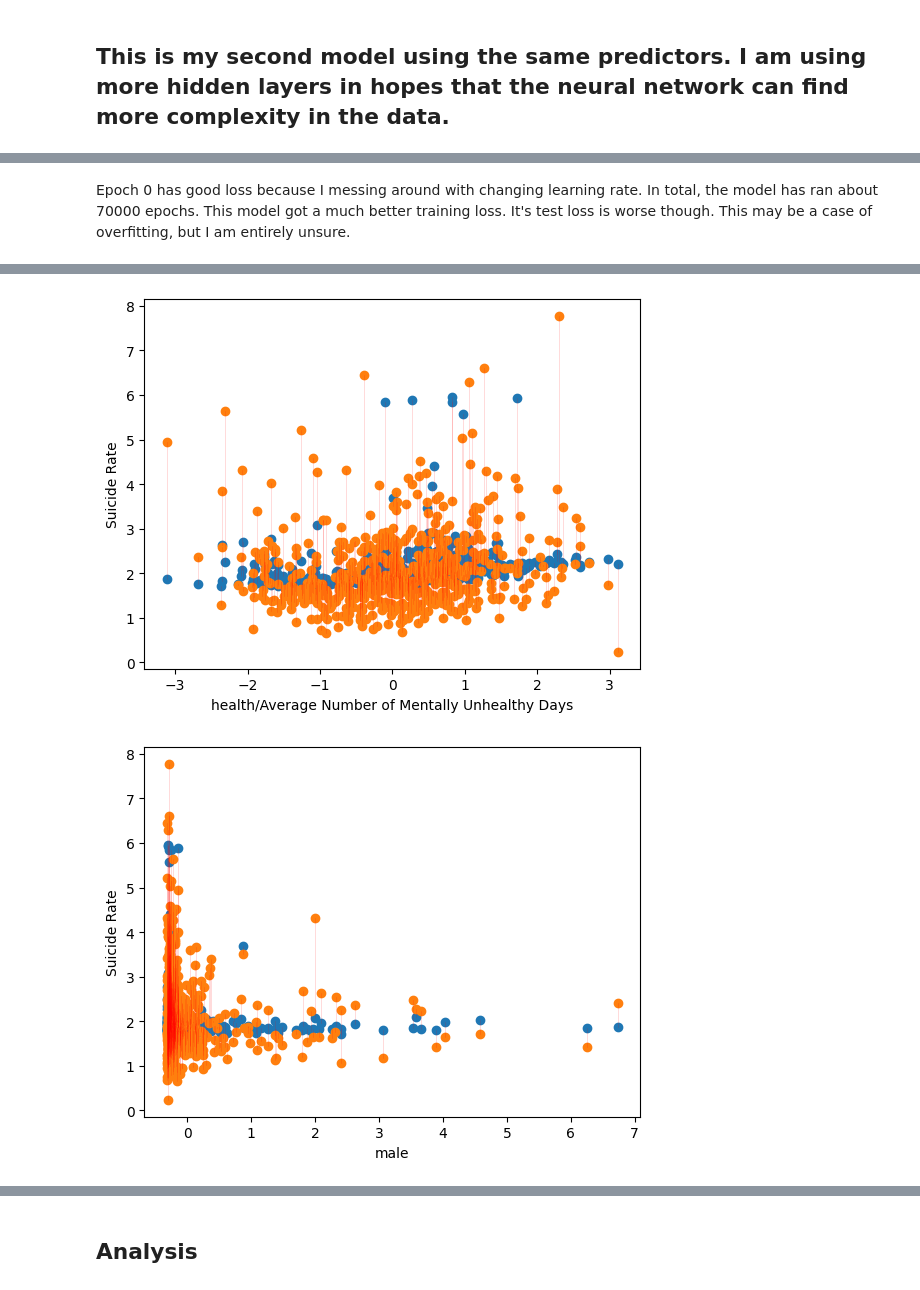
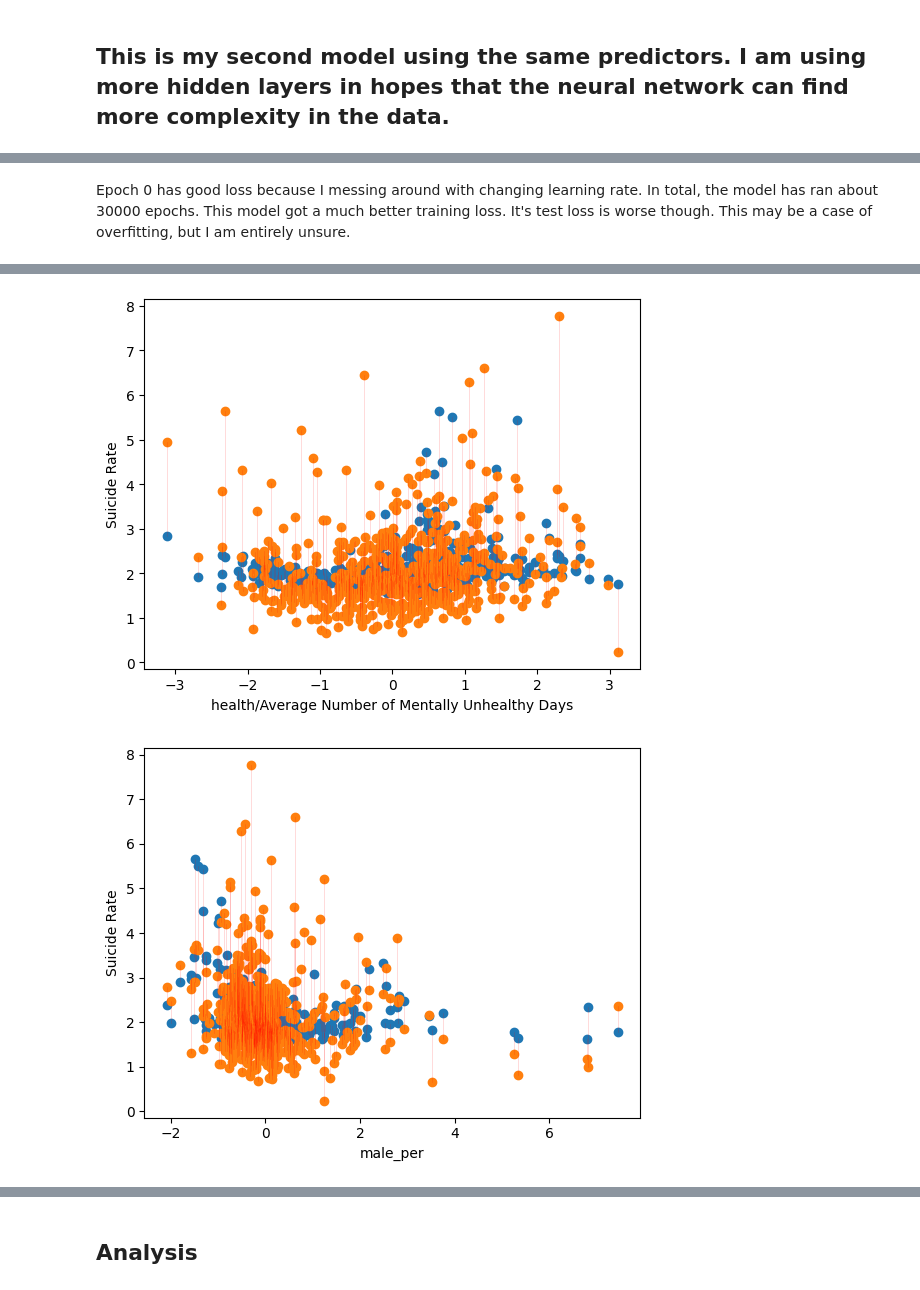
Before and after one commit to alexDahersh/Data-Science-fund., a Jupyter notebook: Alex_HershU9Proj.ipynb, the cells around one changed output, grey strips where cells are left out. Saved outputs shown, nothing was run; the diff lists cells and outputs as text; code cells hidden in the pictures.

```diff
--- a/Alex_HershU9Proj.ipynb
+++ b/Alex_HershU9Proj.ipynb
@@ -71,7 +74,7 @@ Since the setup of the neural network is fairly significant, I will try two diff
 # %%
 # I took this code from the AI section of the notes and then used AI to get it formatted right
 
-features = counties[['avg_income', 'population/2019', 'poverty-rate', 'health/Average Number of Mentally Unhealthy Days', 'male']]
+features = counties[['avg_income', 'population/2019', 'poverty-rate', 'health/Average Number of Mentally Unhealthy Days', 'male_per']]
 target = counties['sui_rate']
 
 
@@ -182,7 +186,7 @@ model_1.eval()
 with torch.inference_mode():
     y_preds = model_1(X_test)
 # %%
-features_str = ['avg_income', 'population/2019', 'poverty-rate', 'health/Average Number of Mentally Unhealthy Days', 'male']
+features_str = ['avg_income', 'population/2019', 'poverty-rate', 'health/Average Number of Mentally Unhealthy Days', 'male_per']
 
 for arr_val in range(5):
   fig, ax = plt.subplots()
@@ -212,7 +218,7 @@ Most of the variables themselves seem to not have a strong relationship with sui
 # %%
 # I took this code from the AI section of the notes and then used AI to get it formatted right
 
-features = counties[['avg_income', 'population/2019', 'poverty-rate', 'health/Average Number of Mentally Unhealthy Days', 'male']]
+features = counties[['avg_income', 'population/2019', 'poverty-rate', 'health/Average Number of Mentally Unhealthy Days', 'male_per']]
 target = counties['sui_rate']
 
 
@@ -273,7 +279,7 @@ loss_fn = nn.MSELoss()
 
 # Create an optimizer; SGD is stochastic gradient decent
 optimizer = torch.optim.SGD(params=model_1.parameters(),
-                            lr=0.01) #this is how fast it optimizes; smaller is slower, but more consistent
+                            lr=0.003) #this is how fast it optimizes; smaller is slower, but more consistent
 # %%
 # Set the number of epochs; this is how many times we update our model
 epochs = 100000
@@ -328,6 +325,6 @@ Epoch: 26000 | Train loss: 1.0321221, Test loss: 0.8223168
 KeyboardInterrupt:
 # %% [markdown]
-Epoch 0 has good loss because I messing around with changing learning rate. In total, the model has ran about 70000 epochs. This model got a much better training loss. It's test loss is worse though. This may be a case of overfitting, but I am entirely unsure.
+Epoch 0 has good loss because I messing around with changing learning rate. In total, the model has ran about 30000 epochs. This model got a much better training loss. It's test loss is worse though. This may be a case of overfitting, but I am entirely unsure.
 # %%
 # Turn on evaluation mode
 model_1.eval()
@@ -336,7 +333,7 @@ model_1.eval()
 with torch.inference_mode():
     y_preds = model_1(X_test)
 # %%
-features_str = ['avg_income', 'population/2019', 'poverty-rate', 'health/Average Number of Mentally Unhealthy Days', 'male']
+features_str = ['avg_income', 'population/2019', 'poverty-rate', 'health/Average Number of Mentally Unhealthy Days', 'male_per']
 
 for arr_val in range(5):
   fig, ax = plt.subplots()
@@ -358,2 +355,2 @@ for arr_val in range(5):
-[figure, old version]
+[figure, new version]
-[figure, old version]
+[figure, new version]
```
Also changed, not shown: parts of 14 cells of this notebook.
